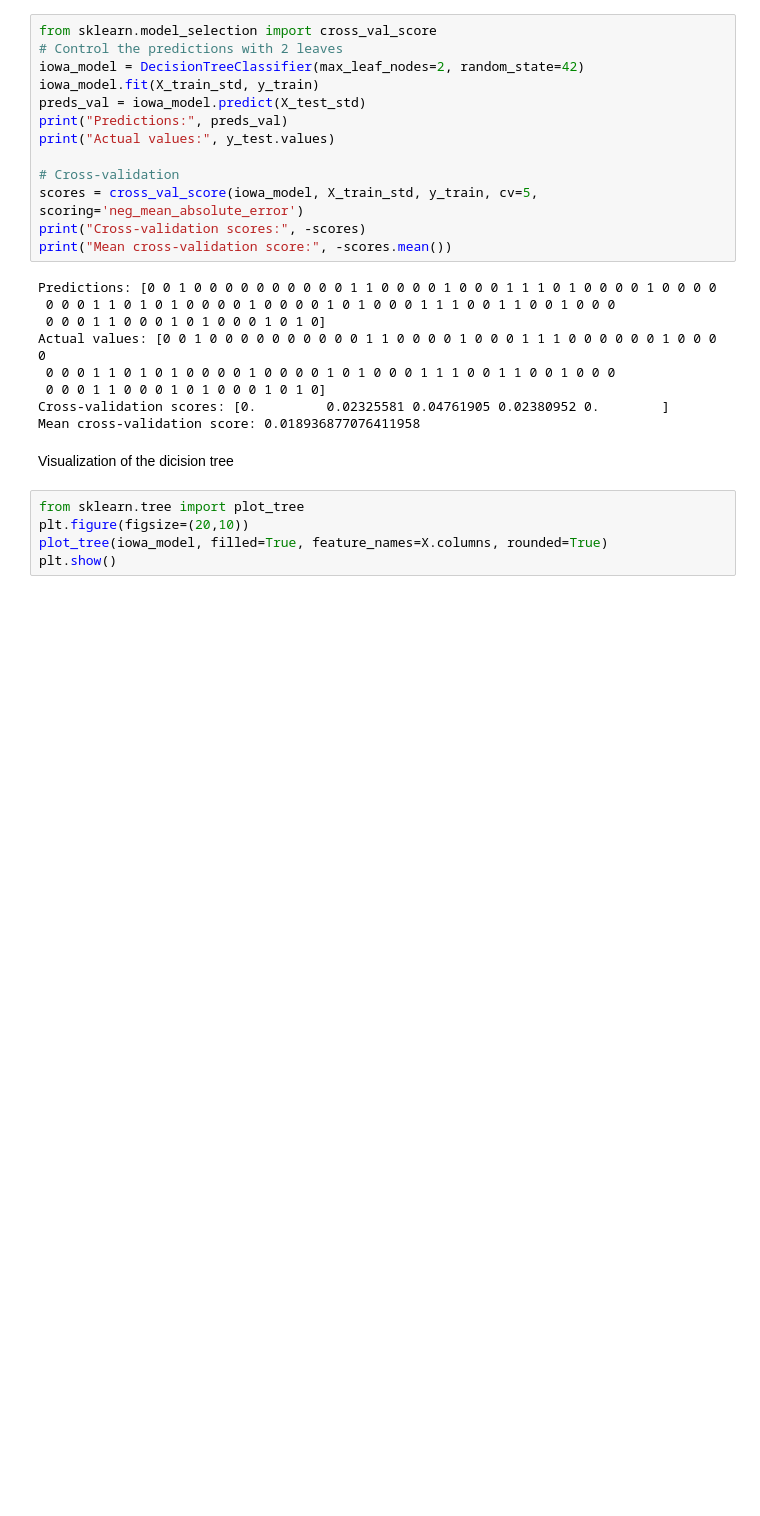
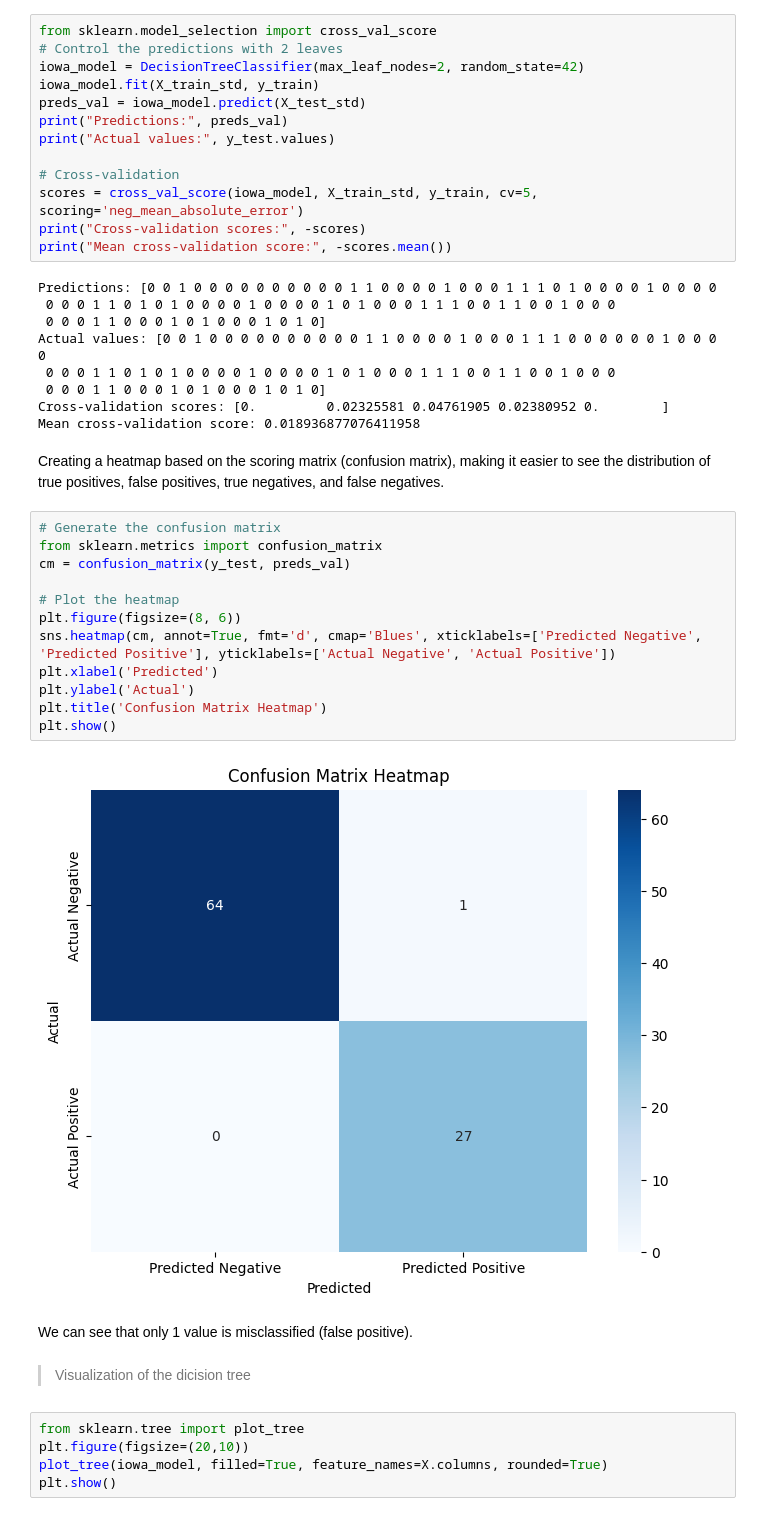
Before and after one commit to Mathis1012/Group-Project-Data, a Jupyter notebook: machine-learning-lsa.ipynb, the cells around one changed output. Saved outputs shown, nothing was run; the diff lists cells and outputs as text; blank space fills up the shorter version.

```diff
--- a/machine-learning-lsa.ipynb
+++ b/machine-learning-lsa.ipynb
@@ -697,8 +735,26 @@ Actual values: [0 0 1 0 0 0 0 0 0 0 0 0 0 1 1 0 0 0 0 1 0 0 0 1 1 1 0 0 0 0 0 0
  0 0 0 1 1 0 0 0 1 0 1 0 0 0 1 0 1 0]
 Cross-validation scores: [0.         0.02325581 0.04761905 0.02380952 0.        ]
 Mean cross-validation score: 0.018936877076411958
+# %% [markdown]
+Creating a heatmap based on the scoring matrix (confusion matrix), making it easier to see the distribution of true positives, false positives, true negatives, and false negatives.
+# %%
+# Generate the confusion matrix
+from sklearn.metrics import confusion_matrix
+cm = confusion_matrix(y_test, preds_val)
+
+# Plot the heatmap
+plt.figure(figsize=(8, 6))
+sns.heatmap(cm, annot=True, fmt='d', cmap='Blues', xticklabels=['Predicted Negative', 'Predicted Positive'], yticklabels=['Actual Negative', 'Actual Positive'])
+plt.xlabel('Predicted')
+plt.ylabel('Actual')
+plt.title('Confusion Matrix Heatmap')
+plt.show()
+# %% [output]
+[figure, added]
+# %% [markdown]
+We can see that only 1 value is misclassified (false positive).
 # %% [markdown]
-Visualization of the dicision tree
+> Visualization of the dicision tree
 # %%
 from sklearn.tree import plot_tree
 plt.figure(figsize=(20,10))
```
Also changed, not shown: parts of 26 cells of this notebook.
